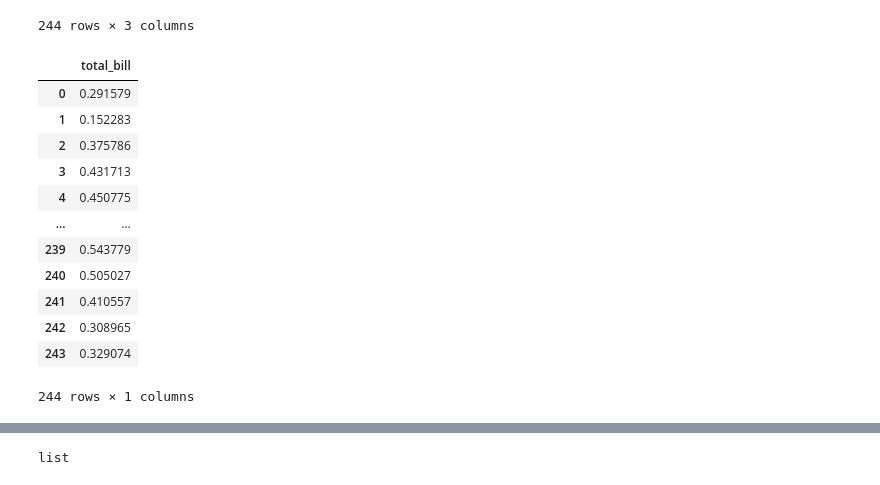
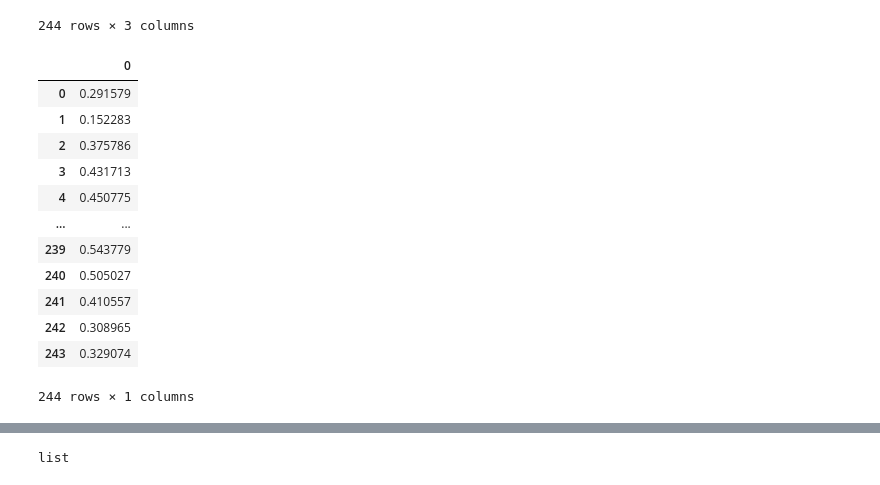
Before and after one commit to Olahubert/ML-Foundation, a Jupyter notebook: ML Normalization and Standardization.ipynb, the cells around one changed output, grey strips where cells are left out. Saved outputs shown, nothing was run; the diff lists cells and outputs as text; code cells hidden in the pictures.

```diff
--- a/ML Normalization and Standardization.ipynb
+++ b/ML Normalization and Standardization.ipynb
@@ -47,10 +47,10 @@ scaler = MinMaxScaler()
 # %%
 # to Normalization
 # %%
-df1 = pd.DataFrame(scaler.fit_transform(TIP[["total_bill"]]), columns=["total_bill"], index=TIP.index)
+df1 = pd.DataFrame(scaler.fit_transform(TIP[["total_bill"]]))
 df1
 # %% [output]
-|  | total_bill |
+|  | 0 |
 | 0 | 0.291579 |
 | 1 | 0.152283 |
 | 2 | 0.375786 |
```
Also changed, not shown: parts of 22 cells of this notebook, 1 other file.
